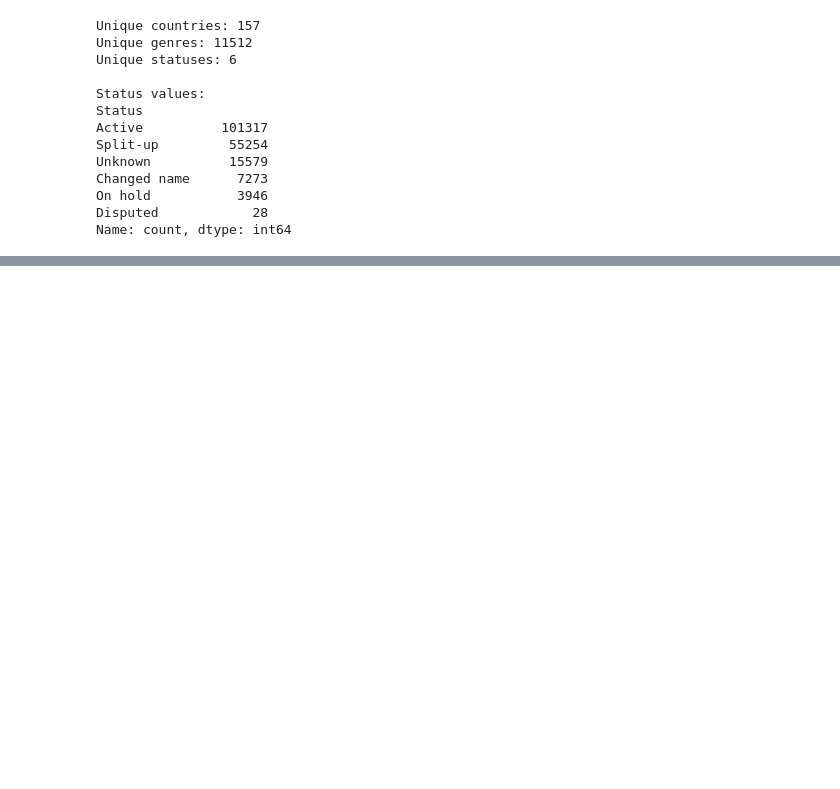
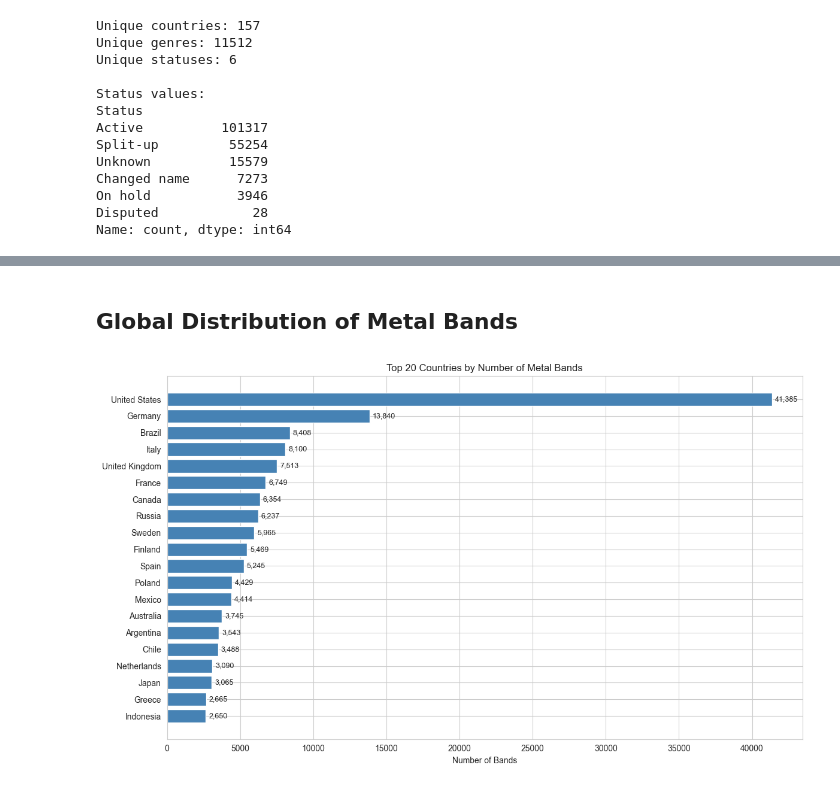
Before and after one commit to mharis8598/metal-eda, a Jupyter notebook: notebooks/01_eda.ipynb, the cells around one changed output, grey strips where cells are left out. Saved outputs shown, nothing was run; the diff lists cells and outputs as text; code cells hidden in the pictures; blank space fills up the shorter version.

Commit message:
Add country distribution and Southeast Asia analysis

```diff
--- a/notebooks/01_eda.ipynb
+++ b/notebooks/01_eda.ipynb
@@ -79,0 +82,8 @@ Name: count, dtype: int64
+# %%
+# Drop rows with missing band names
+df = df.dropna(subset=["Name"])
+print(f"Rows after cleaning: {df.shape[0]}")
+
+# Drop columns we won't need for analysis
+df = df.drop(columns=["Band ID", "URL", "Photo_URL"])
+df.head()
@@ -79,0 +98,22 @@ Name: count, dtype: int64
+# %% [markdown]
+## Global Distribution of Metal Bands
+# %%
+# Top 20 countries by number of bands
+country_counts = df["Country"].value_counts().head(20)
+
+fig, ax = plt.subplots(figsize=(12, 7))
+bars = ax.barh(country_counts.index[::-1], country_counts.values[::-1], color="steelblue")
+ax.set_xlabel("Number of Bands")
+ax.set_title("Top 20 Countries by Number of Metal Bands")
+
+# Add count labels on bars
+for bar in bars:
+    width = bar.get_width()
+    ax.text(width + 200, bar.get_y() + bar.get_height()/2,
+            f"{int(width):,}", va="center", fontsize=9)
+
+plt.tight_layout()
+plt.savefig("../outputs/top_20_countries.png", dpi=150, bbox_inches="tight")
+plt.show()
+# %% [output]
+[figure, added]
```
Also changed, not shown: parts of 4 cells of this notebook, 2 other files.
